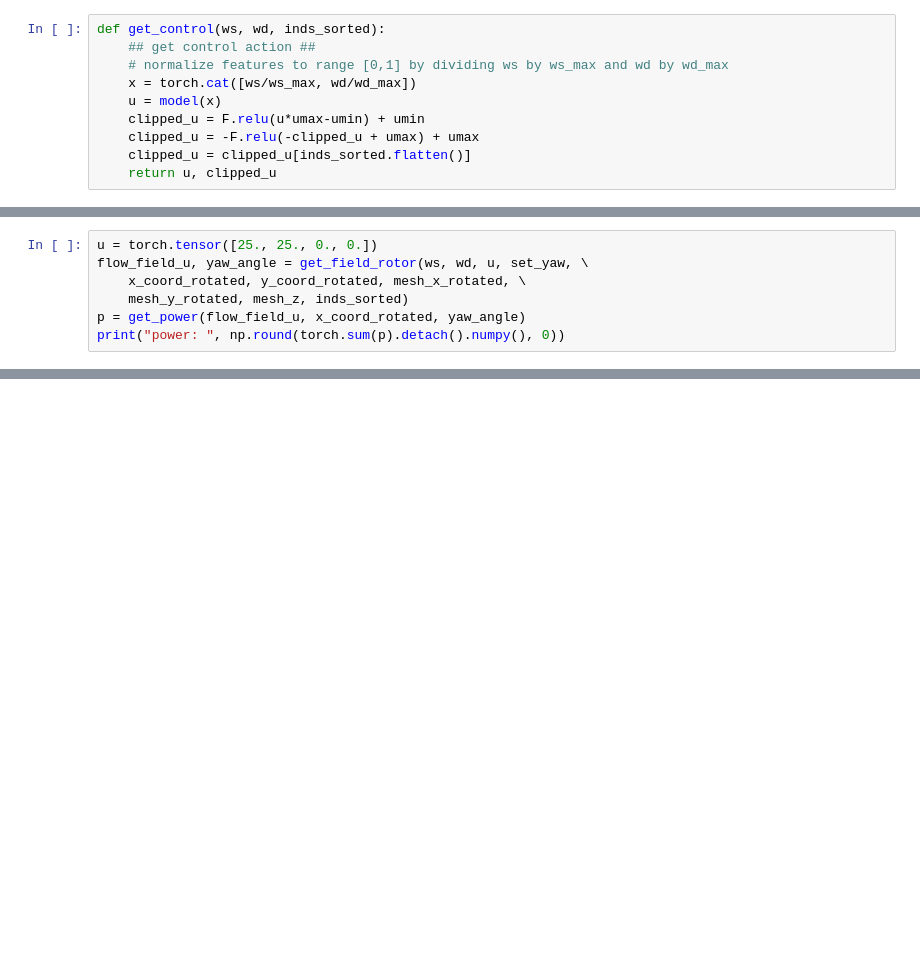
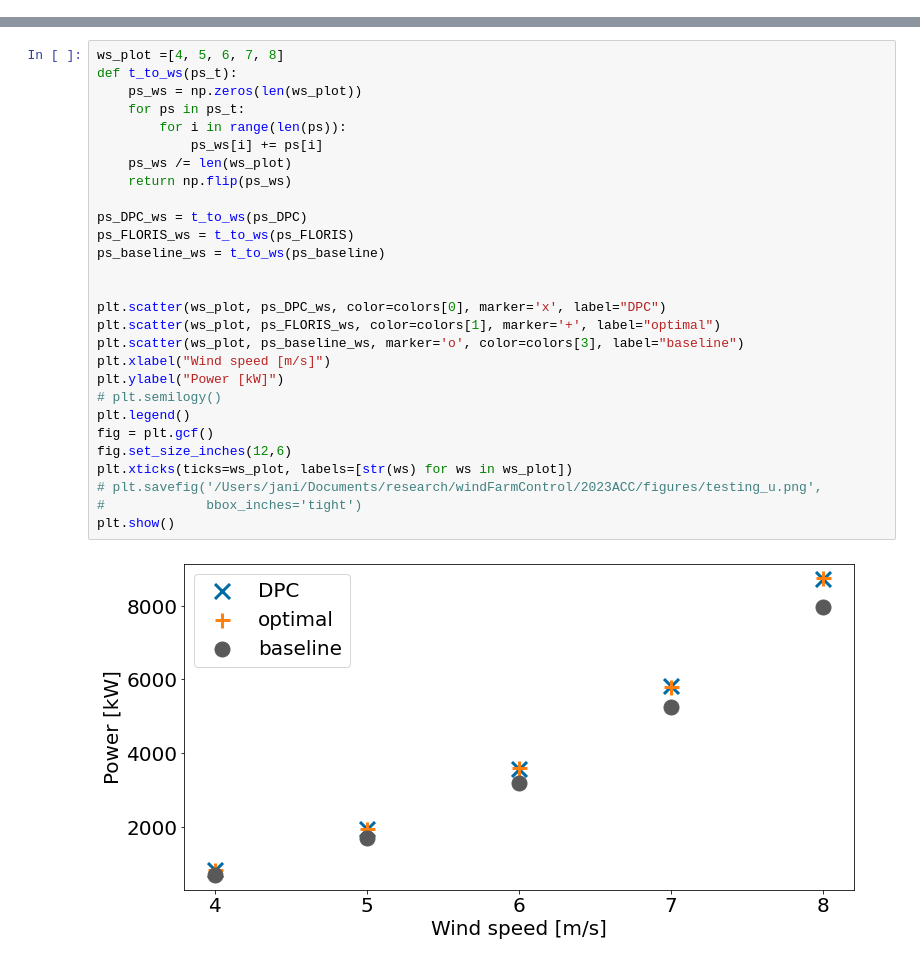
Before and after one commit to janiadcock/floris_torch, a Jupyter notebook: floris_torch.ipynb, the cells around one changed output, grey strips where cells are left out. Cells and saved outputs as stored; diff of their text form; blank space fills up the shorter version.

```diff
--- a/floris_torch.ipynb
+++ b/floris_torch.ipynb
@@ -132,10 +0,0 @@ class DPCModel(nn.Module):
-# %%
-def get_control(ws, wd, inds_sorted):
-    ## get control action ##
-    # normalize features to range [0,1] by dividing ws by ws_max and wd by wd_max
-    x = torch.cat([ws/ws_max, wd/wd_max])
-    u = model(x)
-    clipped_u = F.relu(u*umax-umin) + umin
-    clipped_u = -F.relu(-clipped_u + umax) + umax
-    clipped_u = clipped_u[inds_sorted.flatten()]
-    return u, clipped_u
@@ -624,7 +0,0 @@ doesn't use DPC; this just tests the pytorch implementation of FLORIS
-# %%
-u = torch.tensor([25., 25., 0., 0.])
-flow_field_u, yaw_angle = get_field_rotor(ws, wd, u, set_yaw, \
-    x_coord_rotated, y_coord_rotated, mesh_x_rotated, \
-    mesh_y_rotated, mesh_z, inds_sorted)
-p = get_power(flow_field_u, x_coord_rotated, yaw_angle)
-print("power: ", np.round(torch.sum(p).detach().numpy(), 0))
@@ -696,0 +436,30 @@ plt.show()
+# %%
+ws_plot =[4, 5, 6, 7, 8]
+def t_to_ws(ps_t):
+    ps_ws = np.zeros(len(ws_plot))
+    for ps in ps_t:
+        for i in range(len(ps)):
+            ps_ws[i] += ps[i]
+    ps_ws /= len(ws_plot)
+    return np.flip(ps_ws)
+
+ps_DPC_ws = t_to_ws(ps_DPC)
+ps_FLORIS_ws = t_to_ws(ps_FLORIS)
+ps_baseline_ws = t_to_ws(ps_baseline)
+
+
+plt.scatter(ws_plot, ps_DPC_ws, color=colors[0], marker='x', label="DPC")
+plt.scatter(ws_plot, ps_FLORIS_ws, color=colors[1], marker='+', label="optimal")
+plt.scatter(ws_plot, ps_baseline_ws, marker='o', color=colors[3], label="baseline")
+plt.xlabel("Wind speed [m/s]")
+plt.ylabel("Power [kW]")
+# plt.semilogy()
+plt.legend()
+fig = plt.gcf()
+fig.set_size_inches(12,6)
+plt.xticks(ticks=ws_plot, labels=[str(ws) for ws in ws_plot])
+# plt.savefig('/Users/jani/Documents/research/windFarmControl/2023ACC/figures/testing_u.png',
+#             bbox_inches='tight')
+plt.show()
+# %% [output]
+[figure, added]
```
Also changed, not shown: parts of 42 cells of this notebook, 2 other files.
